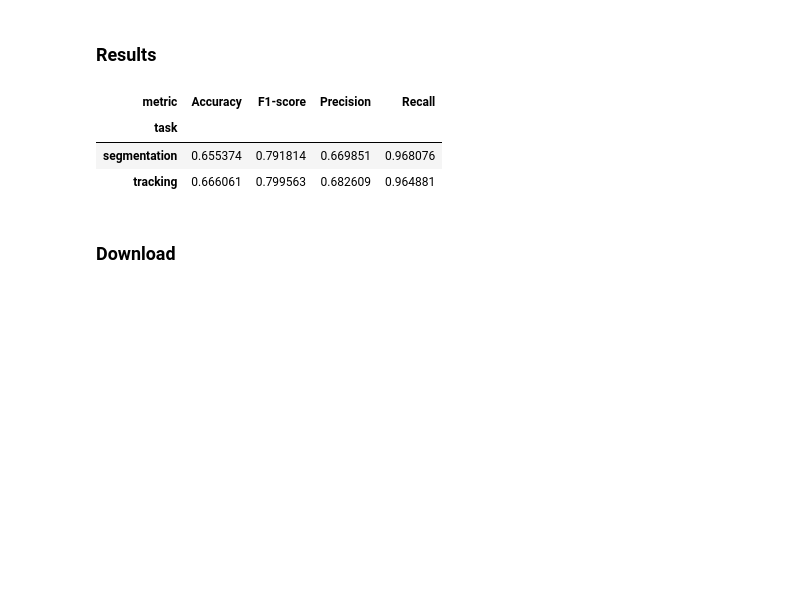
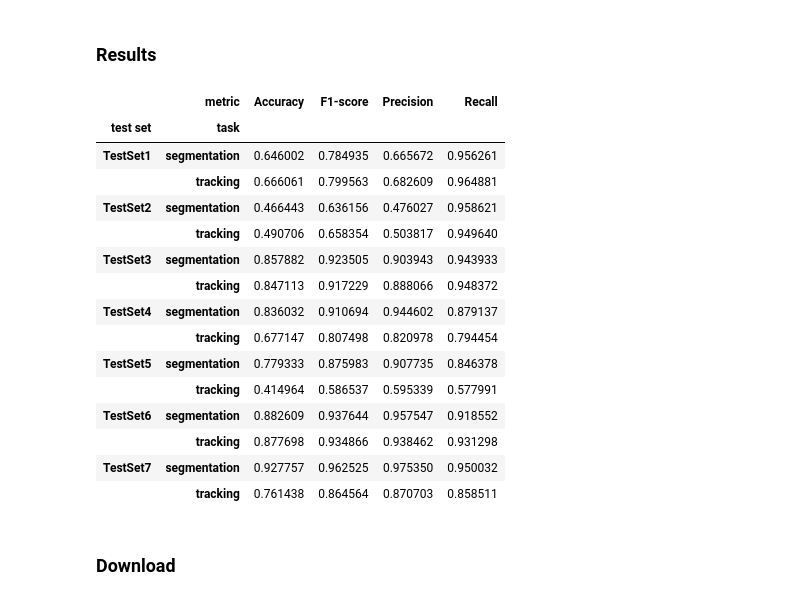
Before and after one commit to ymzayek/yeastcells-detection-maskrcnn, a Jupyter notebook: notebooks/YeaZ_evaluation.ipynb, the cells around one changed output. Drawn from its saved outputs; the diff is of its cells as text; code cells hidden in the pictures; blank space fills up the shorter version.

```diff
--- a/notebooks/YeaZ_evaluation.ipynb
+++ b/notebooks/YeaZ_evaluation.ipynb
@@ -106,29 +110,59 @@ ground_truth['frame'] = ground_truth['frame'] - 1
 ## Evaluation
 
 Evaluates the YeaZ output similar to the Mask-RCNN
+# %%
+testset_names = [
+ 'TestSet1',
+ 'TestSet2',
+ 'TestSet3',
+ 'TestSet4',
+ 'TestSet5',
+ 'TestSet6',
+ 'TestSet7',
+#  'TestSet8',
+#  'TestSet9',
+#  'TestSet10',
+]
 # %% [markdown]
 ### Results
 # %%
-segmentation_metrics = evaluation.calculate_metrics(
-    evaluation.get_segmention_metrics(ground_truth, yeaz_detections, masks))
-tracking_metrics = evaluation.calculate_metrics(
-    evaluation.get_tracking_metrics(ground_truth, yeaz_detections, masks))
+metrics = []
 
-metrics = [
-    {'task': task, 'metric': metric, 'value': value}
-    for task, result in {
-        'tracking': tracking_metrics,
-        'segmentation': segmentation_metrics}.items()
-    for metric, value in result.items()
-]
+for testset_name in tqdm(testset_names, desc='Overall evaluation progress'):
+  masks, yeaz_detections = load_test_yeaz_detections(testset_name)
+  ground_truth = get_ground_truth(testset_name)
+  segmentation_metrics = evaluation.calculate_metrics(
+      evaluation.get_segmention_metrics(ground_truth, yeaz_detections, masks))
+  tracking_metrics = evaluation.calculate_metrics(
+      evaluation.get_tracking_metrics(ground_truth, yeaz_detections, masks))
+
+  metrics.extend([
+      {'test set': testset_name, 'task': task, 'metric': metric, 'value': value}
+      for task, result in {
+          'tracking': tracking_metrics,
+          'segmentation': segmentation_metrics}.items()
+      for metric, value in result.items()
+  ])
 results = pd.DataFrame(metrics)
 
-results.pivot('task', columns=['metric'], values='value')
+results.pivot(('test set', 'task'), columns=['metric'], values='value')
 # %% [output]
-| metric | Accuracy | F1-score | Precision | Recall |
-| task |  |  |  |  |
-| segmentation | 0.655374 | 0.791814 | 0.669851 | 0.968076 |
-| tracking | 0.666061 | 0.799563 | 0.682609 | 0.964881 |
+|  | metric | Accuracy | F1-score | Precision | Recall |
+| test set | task |  |  |  |  |
+| TestSet1 | segmentation | 0.646002 | 0.784935 | 0.665672 | 0.956261 |
+|  | tracking | 0.666061 | 0.799563 | 0.682609 | 0.964881 |
+| TestSet2 | segmentation | 0.466443 | 0.636156 | 0.476027 | 0.958621 |
+|  | tracking | 0.490706 | 0.658354 | 0.503817 | 0.949640 |
+| TestSet3 | segmentation | 0.857882 | 0.923505 | 0.903943 | 0.943933 |
+|  | tracking | 0.847113 | 0.917229 | 0.888066 | 0.948372 |
+| TestSet4 | segmentation | 0.836032 | 0.910694 | 0.944602 | 0.879137 |
+|  | tracking | 0.677147 | 0.807498 | 0.820978 | 0.794454 |
+| TestSet5 | segmentation | 0.779333 | 0.875983 | 0.907735 | 0.846378 |
+|  | tracking | 0.414964 | 0.586537 | 0.595339 | 0.577991 |
+| TestSet6 | segmentation | 0.882609 | 0.937644 | 0.957547 | 0.918552 |
+|  | tracking | 0.877698 | 0.934866 | 0.938462 | 0.931298 |
+| TestSet7 | segmentation | 0.927757 | 0.962525 | 0.975350 | 0.950032 |
+|  | tracking | 0.761438 | 0.864564 | 0.870703 | 0.858511 |
 # %% [markdown]
 ### Download
 # %%
```
Also changed, not shown: parts of 4 cells of this notebook, 1 other file.
